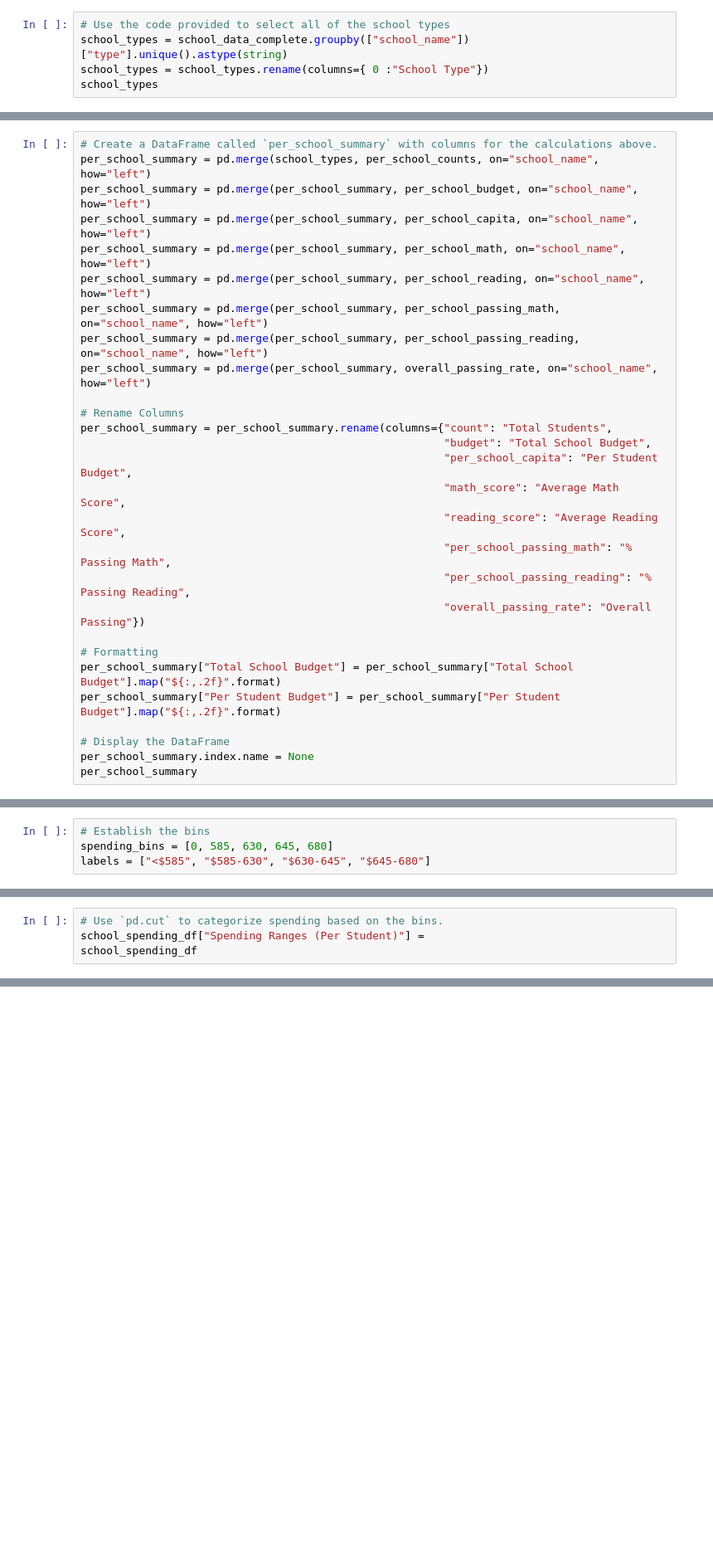
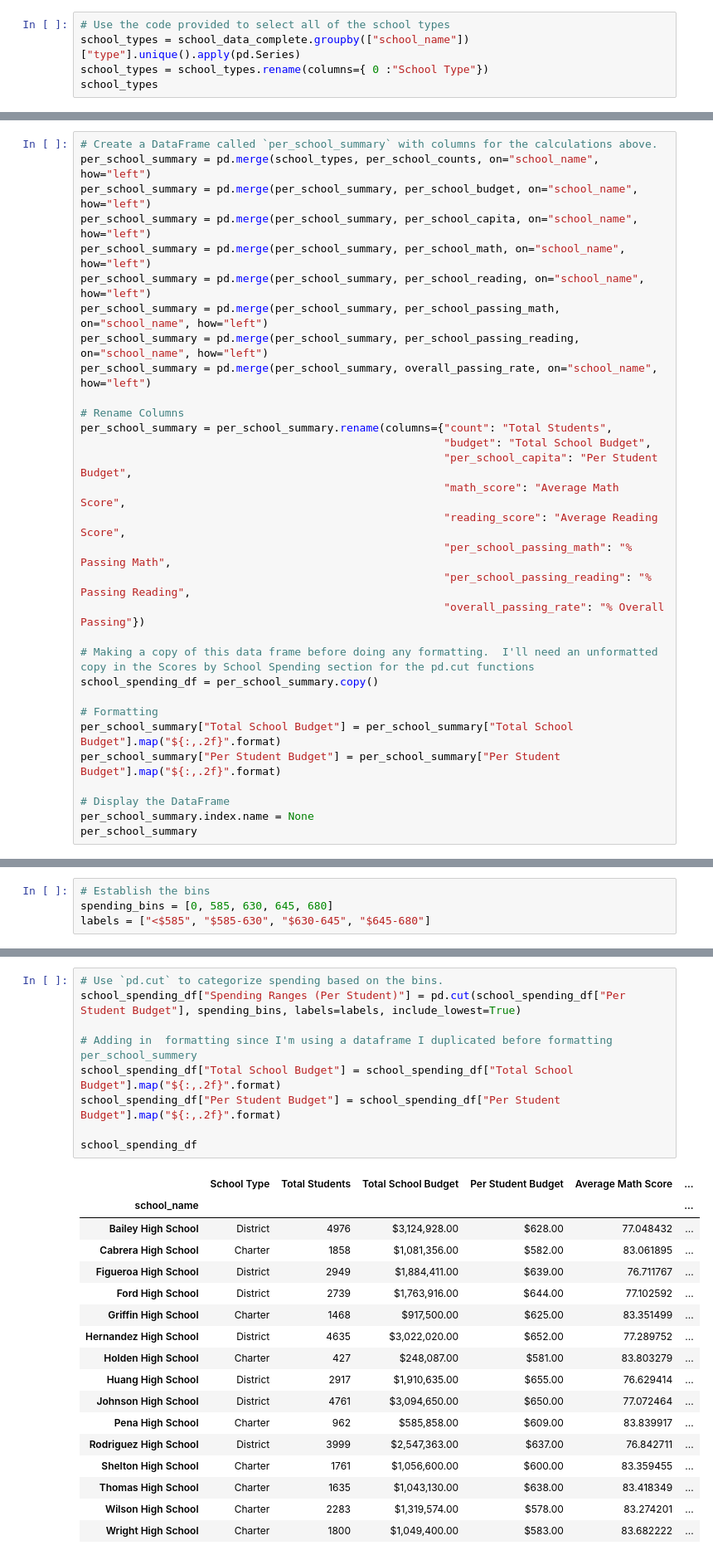
Before and after one commit to byTravis/Module4_Pandas-Challenge, a Jupyter notebook: PyCitySchools/PyCitySchools_TravisCook.ipynb, the cells around one changed output, grey strips where cells are left out. Shown: that part at 83% size. Saved outputs shown, nothing was run; the diff lists cells and outputs as text; blank space fills up the shorter version.

```diff
--- a/PyCitySchools/PyCitySchools_TravisCook.ipynb
+++ b/PyCitySchools/PyCitySchools_TravisCook.ipynb
@@ -109,7 +109,7 @@ district_summary
 ## School Summary
 # %%
 # Use the code provided to select all of the school types
-school_types = school_data_complete.groupby(["school_name"])["type"].unique().astype(string)
+school_types = school_data_complete.groupby(["school_name"])["type"].unique().apply(pd.Series)
 school_types = school_types.rename(columns={ 0 :"School Type"})
 school_types
 # %% [output]
@@ -294,7 +310,10 @@ per_school_summary = per_school_summary.rename(columns={"count": "Total Students
                                                         "reading_score": "Average Reading Score",
                                                         "per_school_passing_math": "% Passing Math",
                                                         "per_school_passing_reading": "% Passing Reading",
-                                                        "overall_passing_rate": "Overall Passing"})
+                                                        "overall_passing_rate": "% Overall Passing"})
+
+# Making a copy of this data frame before doing any formatting.  I'll need an unformatted copy in the Scores by School Spending section for the pd.cut functions
+school_spending_df = per_school_summary.copy()
 
 # Formatting
 per_school_summary["Total School Budget"] = per_school_summary["Total School Budget"].map("${:,.2f}".format)
@@ -436,4 +480,0 @@ school_spending_df = per_school_summary.copy()
-# %%
-# Use `pd.cut` to categorize spending based on the bins.
-school_spending_df["Spending Ranges (Per Student)"] =
-school_spending_df
@@ -457,3 +481,30 @@ school_spending_df
+# %%
+# Use `pd.cut` to categorize spending based on the bins.
+school_spending_df["Spending Ranges (Per Student)"] = pd.cut(school_spending_df["Per Student Budget"], spending_bins, labels=labels, include_lowest=True)
+
+# Adding in  formatting since I'm using a dataframe I duplicated before formatting per_school_summery
+school_spending_df["Total School Budget"] = school_spending_df["Total School Budget"].map("${:,.2f}".format)
+school_spending_df["Per Student Budget"] = school_spending_df["Per Student Budget"].map("${:,.2f}".format)
+
+school_spending_df
+# %% [output]
+|  | School Type | Total Students | Total School Budget | Per Student Budget | Average Math Score | ... |
+| school_name |  |  |  |  |  | ... |
+| Bailey High School | District | 4976 | $3,124,928.00 | $628.00 | 77.048432 | ... |
+| Cabrera High School | Charter | 1858 | $1,081,356.00 | $582.00 | 83.061895 | ... |
+| Figueroa High School | District | 2949 | $1,884,411.00 | $639.00 | 76.711767 | ... |
+| Ford High School | District | 2739 | $1,763,916.00 | $644.00 | 77.102592 | ... |
+| Griffin High School | Charter | 1468 | $917,500.00 | $625.00 | 83.351499 | ... |
+| Hernandez High School | District | 4635 | $3,022,020.00 | $652.00 | 77.289752 | ... |
+| Holden High School | Charter | 427 | $248,087.00 | $581.00 | 83.803279 | ... |
+| Huang High School | District | 2917 | $1,910,635.00 | $655.00 | 76.629414 | ... |
+| Johnson High School | District | 4761 | $3,094,650.00 | $650.00 | 77.072464 | ... |
+| Pena High School | Charter | 962 | $585,858.00 | $609.00 | 83.839917 | ... |
+| Rodriguez High School | District | 3999 | $2,547,363.00 | $637.00 | 76.842711 | ... |
+| Shelton High School | Charter | 1761 | $1,056,600.00 | $600.00 | 83.359455 | ... |
+| Thomas High School | Charter | 1635 | $1,043,130.00 | $638.00 | 83.418349 | ... |
+| Wilson High School | Charter | 2283 | $1,319,574.00 | $578.00 | 83.274201 | ... |
+| Wright High School | Charter | 1800 | $1,049,400.00 | $583.00 | 83.682222 | ... |
 # %%
 #  Calculate averages for the desired columns.
 spending_math_scores = school_spending_df.groupby(["Spending Ranges (Per Student)"])["Average Math Score"].mean()
```
Also changed, not shown: parts of 12 cells of this notebook.
